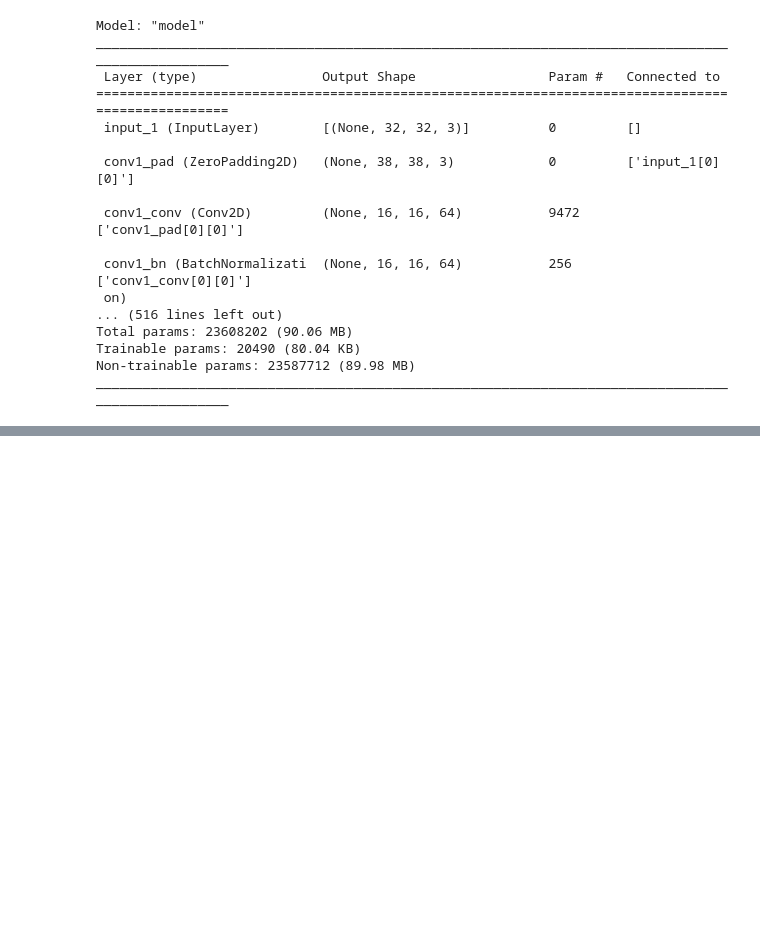
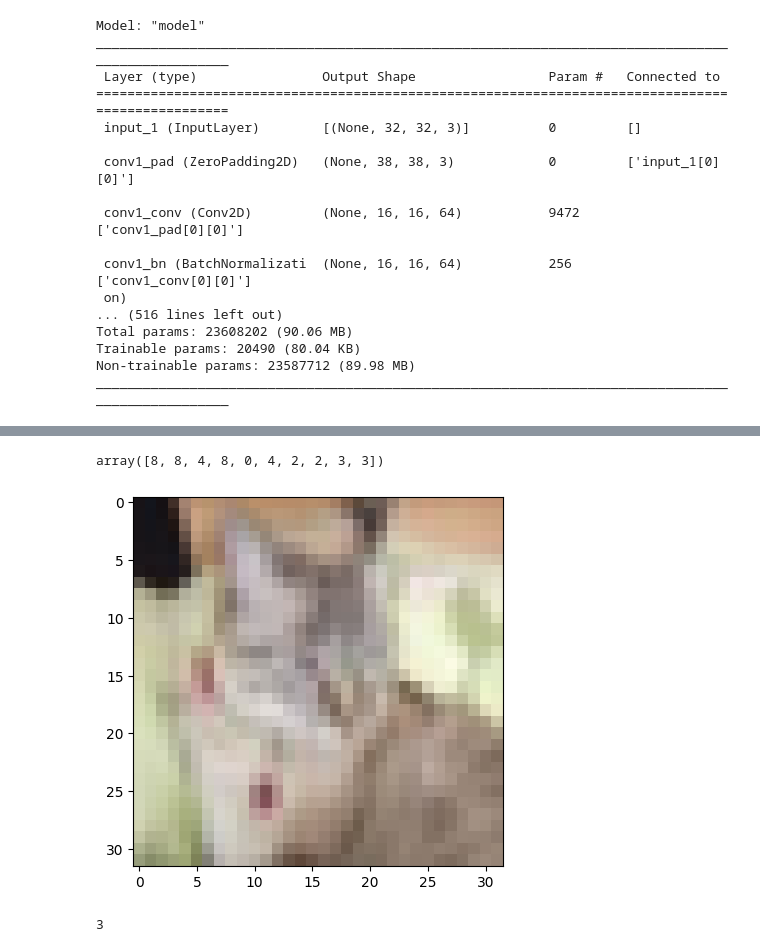
Before and after one commit to bksat90/TransferLearning, a Jupyter notebook: Transfer_Learning_1_1.ipynb, the cells around one changed output, grey strips where cells are left out. Cells and saved outputs as stored; diff of their text form; code cells hidden in the pictures; blank space fills up the shorter version.

```diff
--- a/Transfer_Learning_1_1.ipynb
+++ b/Transfer_Learning_1_1.ipynb
@@ -175,0 +186,15 @@ plt.legend()
+# %%
+y_pred_label[0:10]
+# %% [output]
+array([8, 8, 4, 8, 0, 4, 2, 2, 3, 3])
+# %%
+# display the sample image from the test data set
+plt.imshow(x_test[8])
+plt.show()
+# %% [output]
+[figure, added]
+# %%
+# displaying the predicted y value for the test image
+y_pred_label[8]
+# %% [output]
+3
```
Also changed, not shown: parts of 15 cells of this notebook.
